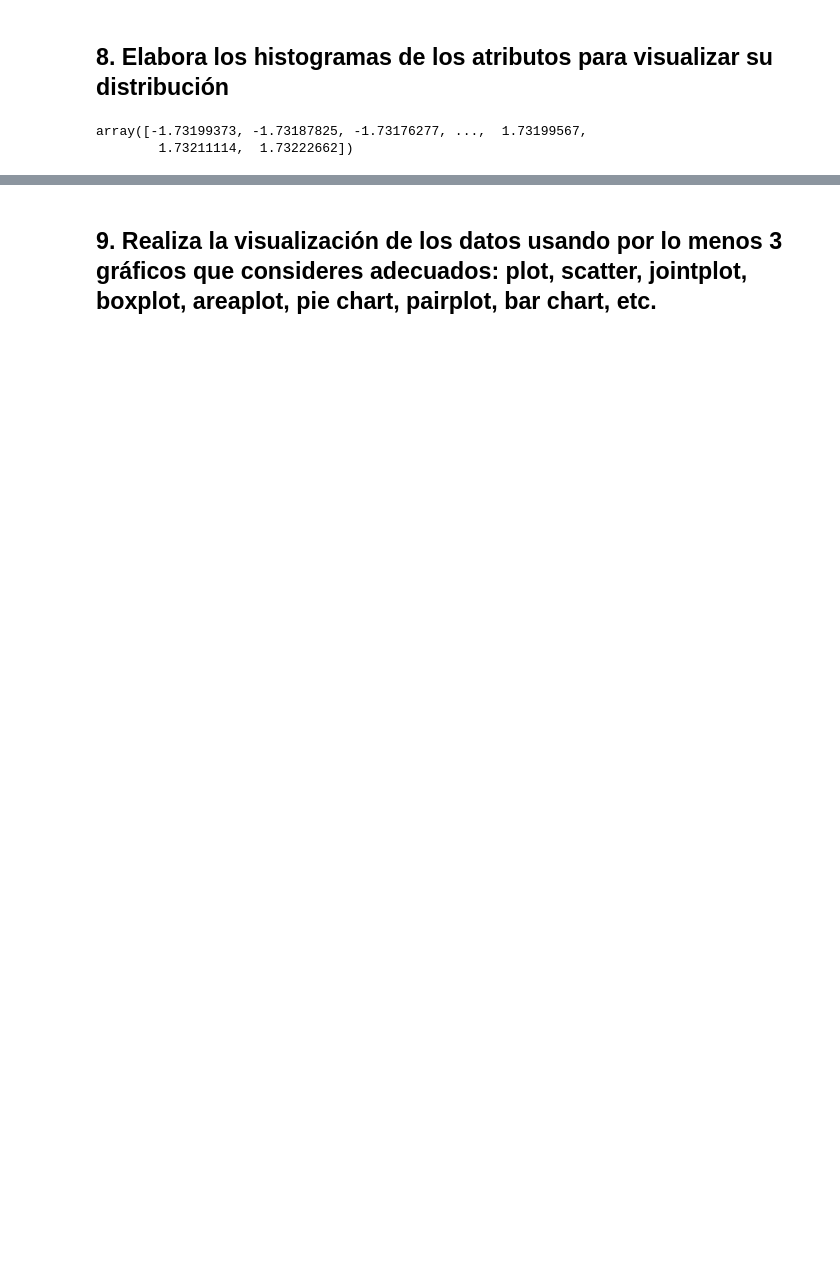
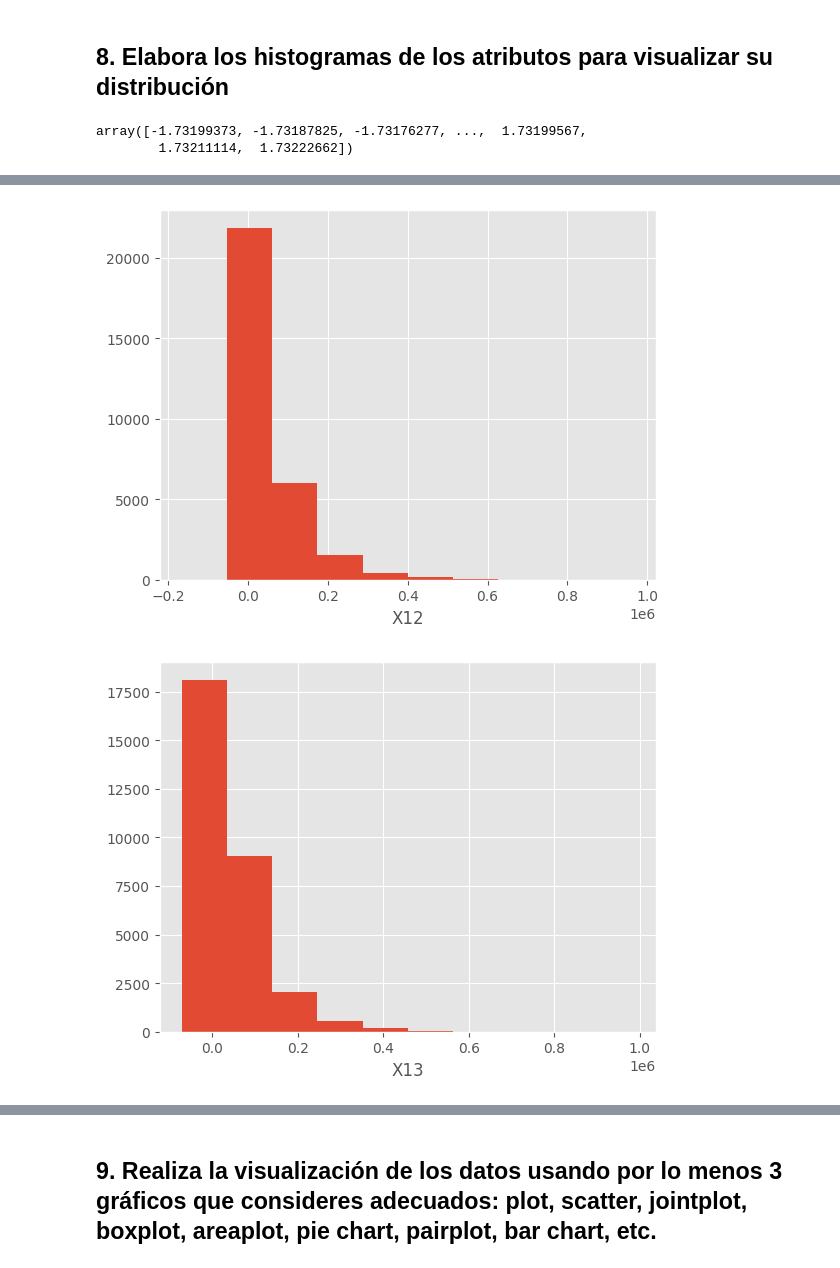
Before and after one commit to PosgradoMNA/actividades-de-aprendizaje-irvingomez, a Jupyter notebook: semana6/Visualizacion.ipynb, the cells around one changed output, grey strips where cells are left out. Saved outputs shown, nothing was run; the diff lists cells and outputs as text; code cells hidden in the pictures; blank space fills up the shorter version.

```diff
--- a/semana6/Visualizacion.ipynb
+++ b/semana6/Visualizacion.ipynb
@@ -393,0 +483,53 @@ plt.show()
+# %%
+plt.hist(df["X12"])
+plt.xlabel("X12")
+plt.show()
+
+plt.hist(df["X13"])
+plt.xlabel("X13")
+plt.show()
+
+plt.hist(df["X14"])
+plt.xlabel("X14")
+plt.show()
+
+
+plt.hist(df["X15"])
+plt.xlabel("X15")
+plt.show()
+
+plt.hist(df["X16"])
+plt.xlabel("X16")
+plt.show()
+
+plt.hist(df["X17"])
+plt.xlabel("X17")
+plt.show()
+
+
+plt.hist(df["X18"])
+plt.xlabel("X18")
+plt.show()
+
+plt.hist(df["X19"])
+plt.xlabel("X19")
+plt.show()
+
+plt.hist(df["X20"])
+plt.xlabel("X20")
+plt.show()
+
+plt.hist(df["X21"])
+plt.xlabel("X21")
+plt.show()
+
+plt.hist(df["X22"])
+plt.xlabel("X22")
+plt.show()
+
+plt.hist(df["X23"])
+plt.xlabel("X23")
+plt.show()
+# %% [output]
+[figure, added]
+[figure, added]
```
Also changed, not shown: parts of 20 cells of this notebook.
